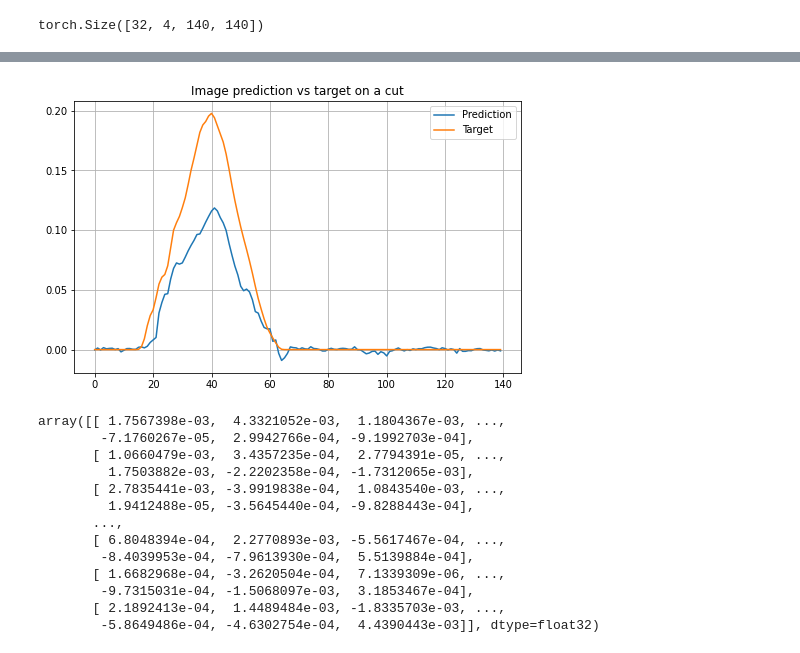
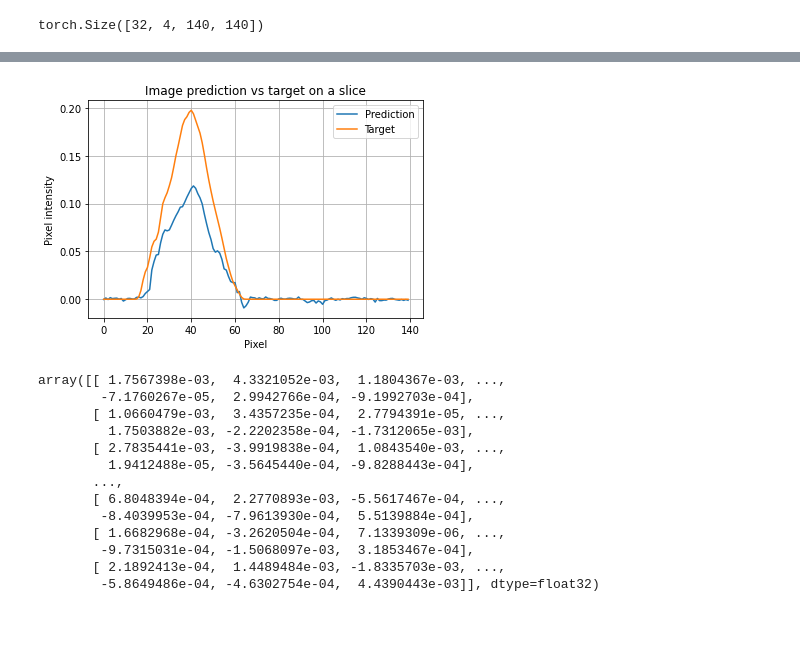
Before and after one commit to matthbatt/Deep-learning-gravitational-lensing, a Jupyter notebook: lensing_U-net.ipynb, the cells around one changed output, grey strips where cells are left out. Drawn from its saved outputs; the diff is of its cells as text; code cells hidden in the pictures; blank space fills up the shorter version.

```diff
--- a/lensing_U-net.ipynb
+++ b/lensing_U-net.ipynb
@@ -431,6 +435,7 @@ inpu = inpute[batch_idx]
 import torch
 import numpy as np
 import matplotlib.pyplot as plt
+import matplotlib.ticker as mtick
 
 pred_np = pred.cpu().numpy()
 targ_np = targ.cpu().numpy()
@@ -458,7 +463,7 @@ fig, axes = plt.subplots(4, 3, figsize=(10, 14))
 
 for i in range(4):
     # Prediction
-    ax_pred = axes[i, 0]
+    ax_pred = axes[i, 2]
     im_pred = ax_pred.imshow(pred_np[i], origin='lower', cmap='gray')
     fig.colorbar(im_pred, ax=ax_pred)
     ax_pred.set_title(f"Prediction – {bandes[i]} band")
@@ -472,13 +477,14 @@ for i in range(4):
     ax_targ.axis('off')
 
     # Inpute
-    ax_inpu = axes[i, 2]
+    ax_inpu = axes[i, 0]
     im_inpu = ax_inpu.imshow(inpu_np[i], origin='lower', cmap='gray')
     fig.colorbar(im_inpu, ax=ax_inpu)
     ax_inpu.set_title(f"Input – {bandes[i]} band")
     ax_inpu.axis('off')
 
 plt.tight_layout()
+plt.savefig("/net/CLUSTER/VAULT/users/mbatt/gravitational_lensing/plots/UNet_image_pred.png", dpi=300, bbox_inches="tight")
 plt.show()
 
 # --- Optional: difference maps ---
@@ -492,6 +498,7 @@ for i in range(4):
     ax.axis('off')
 
 plt.tight_layout()
+plt.savefig("/net/CLUSTER/VAULT/users/mbatt/gravitational_lensing/plots/UNet_diff_image_pred.png", dpi=300, bbox_inches="tight")
 plt.show()
 
 
@@ -501,13 +508,17 @@ for i in range(4):
     pred = pred_np[i]
     targ = targ_np[i]
     eps = 1e-6
-    pct = 200 * np.abs(pred - targ) / (np.abs(pred) + np.abs(targ) + eps)
+    pct = 2 * np.abs(pred - targ) / (np.abs(pred) + np.abs(targ) + eps)
     ax = axes[i]
     im = ax.imshow(pct, origin='lower', cmap='coolwarm')
-    fig.colorbar(im, ax=ax)
-    ax.set_title(f"Diff (pred - target) in %– {bandes[i]}")
+#     fig.colorbar(im, ax=ax)
+    cbar = fig.colorbar(im, ax=ax)
+    cbar.ax.yaxis.set_major_formatter(mtick.PercentFormatter(1.0))
+    ax.set_title(f"Diff (pred - target) in % for {bandes[i]} band")
     ax.axis('off')
 
 plt.tight_layout()
+plt.savefig("/net/CLUSTER/VAULT/users/mbatt/gravitational_lensing/plots/UNet_diff_image_pred_pct.png", dpi=300, bbox_inches="tight")
+
 plt.show()
 # %% [output]
@@ -519,14 +530,18 @@ Global MSE: 0.00044819855
 # %%
 line = 20
-plt.figure(figsize=(8,5))
+plt.figure(figsize=(6,4))
 plt.plot(pred_np[i][line], label = 'Prediction')
 plt.plot(targ_np[i][line], label = 'Target')
 plt.legend()
-plt.title('Image prediction vs target on a cut')
+plt.xlabel('Pixel')
+plt.ylabel('Pixel intensity')
+plt.title('Image prediction vs target on a slice')
 plt.grid()
+plt.savefig("/net/CLUSTER/VAULT/users/mbatt/gravitational_lensing/plots/UNet_slice.png", dpi=300, bbox_inches="tight")
+
 plt.show()
 # %% [output]
-[figure, old version]
+[figure, new version]
 # %%
 pred_np[i]
 # %% [output]
```
Also changed, not shown: parts of 4 cells of this notebook, 22 other files.
